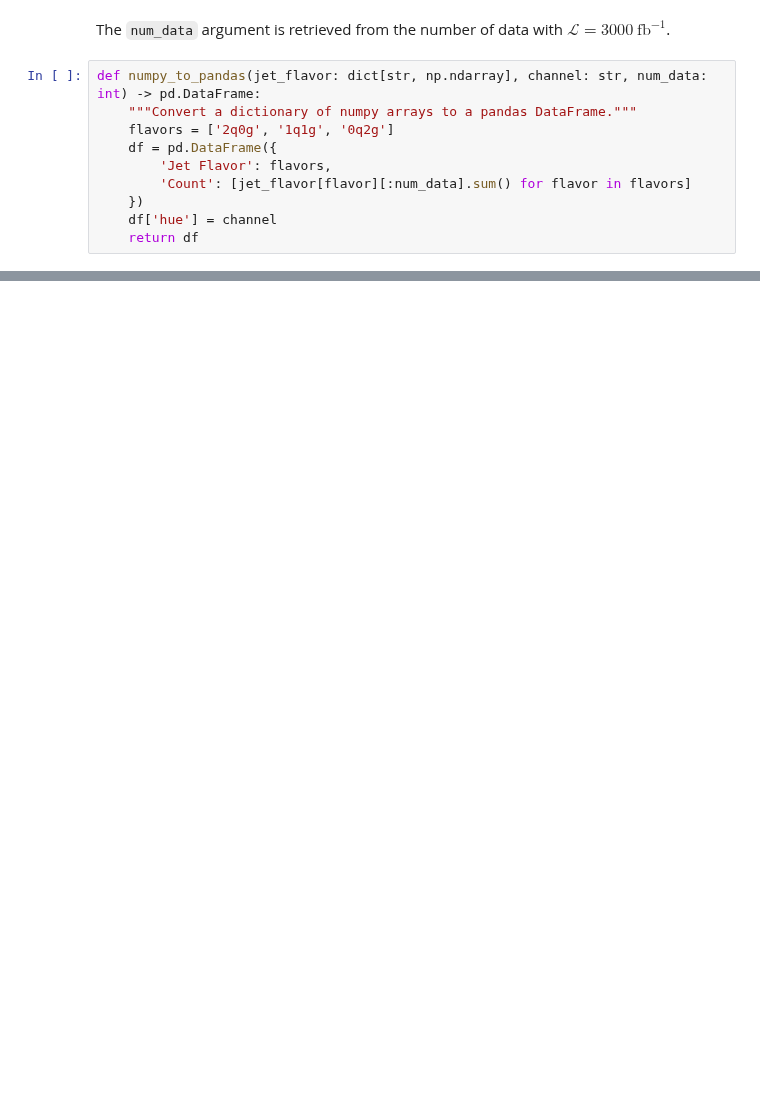
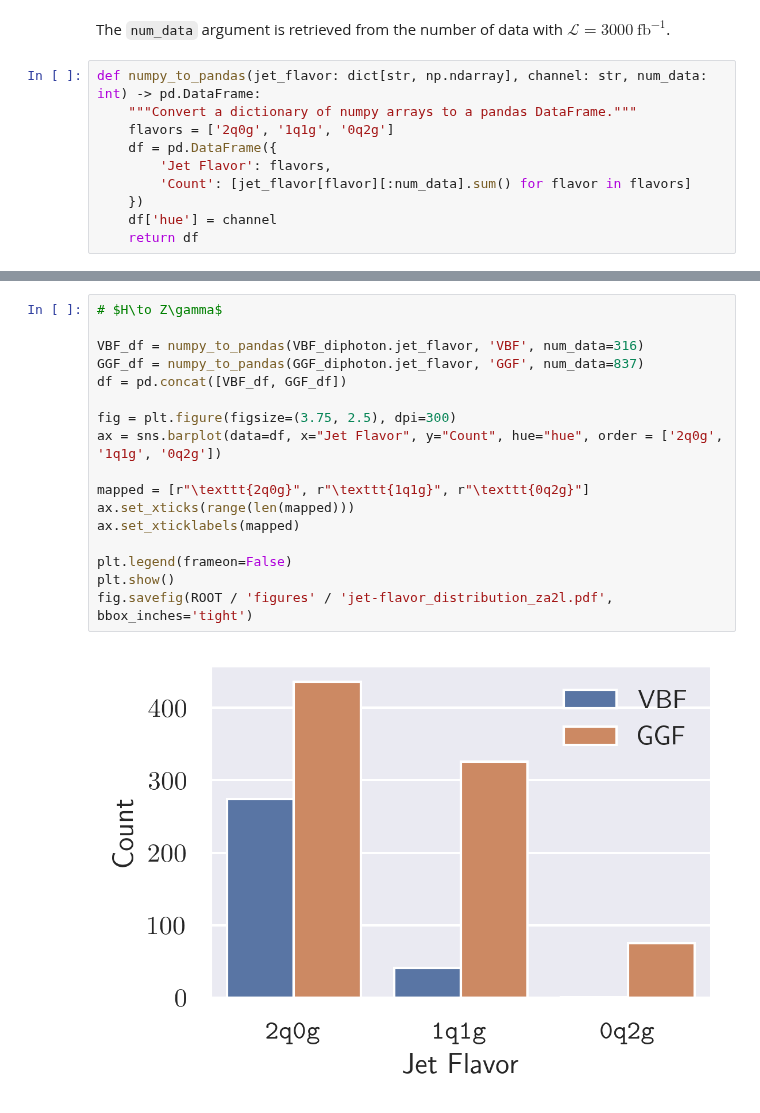
Before and after one commit to maplexgitx0302/NTUHEPML-CWoLa, a Jupyter notebook: notebooks/02-jet-flavor_distribution.ipynb, the cells around one changed output, grey strips where cells are left out. Cells and saved outputs as stored; diff of their text form; blank space fills up the shorter version.

```diff
--- a/notebooks/02-jet-flavor_distribution.ipynb
+++ b/notebooks/02-jet-flavor_distribution.ipynb
@@ -73,3 +108,22 @@ plt.show()
 fig.savefig(ROOT / 'figures' / 'jet-flavor_distribution_zz4l.pdf', bbox_inches='tight')
 # %% [output]
 [figure]
+# %%
+# $H\to Z\gamma$
+
+VBF_df = numpy_to_pandas(VBF_diphoton.jet_flavor, 'VBF', num_data=316)
+GGF_df = numpy_to_pandas(GGF_diphoton.jet_flavor, 'GGF', num_data=837)
+df = pd.concat([VBF_df, GGF_df])
+
+fig = plt.figure(figsize=(3.75, 2.5), dpi=300)
+ax = sns.barplot(data=df, x="Jet Flavor", y="Count", hue="hue", order = ['2q0g', '1q1g', '0q2g'])
+
+mapped = [r"\texttt{2q0g}", r"\texttt{1q1g}", r"\texttt{0q2g}"]
+ax.set_xticks(range(len(mapped)))
+ax.set_xticklabels(mapped)
+
+plt.legend(frameon=False)
+plt.show()
+fig.savefig(ROOT / 'figures' / 'jet-flavor_distribution_za2l.pdf', bbox_inches='tight')
+# %% [output]
+[figure, added]
```
Also changed, not shown: parts of 4 cells of this notebook, 4 other files.
